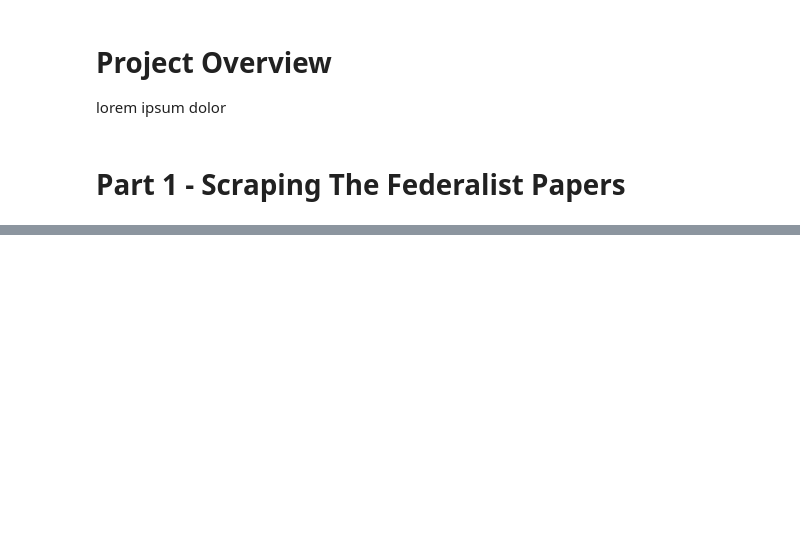
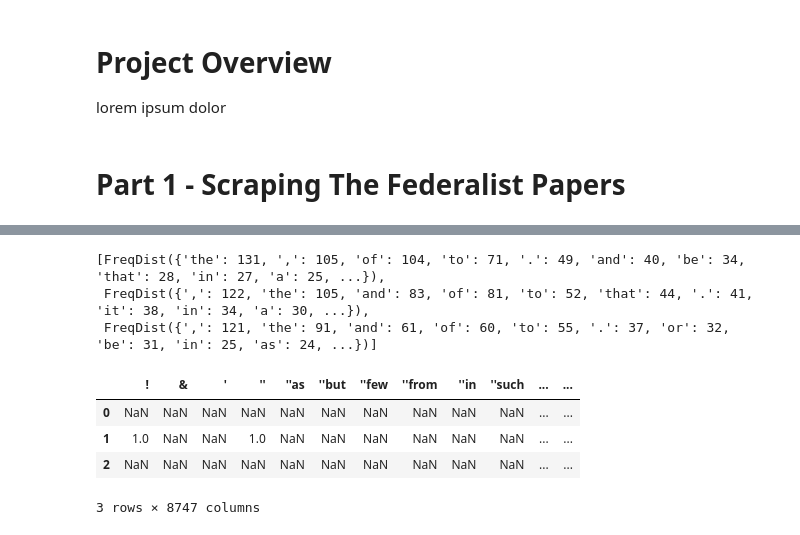
Before and after one commit to sdsawtelle/yale-som-python-workshop, a Jupyter notebook: notebooks/Federalist_Papers_Data_Project.ipynb, the cells around one changed output, grey strips where cells are left out. Saved outputs shown, nothing was run; the diff lists cells and outputs as text; code cells hidden in the pictures; blank space fills up the shorter version.

```diff
--- a/notebooks/Federalist_Papers_Data_Project.ipynb
+++ b/notebooks/Federalist_Papers_Data_Project.ipynb
@@ -97,25 +52,18 @@ len(author)
 # %%
-# each author will have all his papers merged into a single string
+# Each author will have all his papers merged into a single string
 hamilton = ""
 madison = ""
 jay = ""
 
-docnames = [datapath / f for f in os.listdir(datapath) if f[-4:]==".txt"]
-docnames.sort()
-
 N = len(docnames)
 for i in range(N):
     with open(docnames[i], 'r') as f:
-        if author[i] == "Hamilton":
+        if author_list[i] == "Hamilton":
             hamilton += f.read() + " "
-        elif author[i] == "Madison":
+        elif author_list[i] == "Madison":
             madison += f.read() + " "
-        elif author[i] == "Jay":
+        elif author_list[i] == "Jay":
             jay += f.read() + " "
         else:
             # discard papers with mixed authorship e.g. "Hamilton and Madison"
             pass
-
-len(hamilton)
-len(madison)
-len(jay)
@@ -187,0 +102,20 @@ with open("../tokens.csv", "w") as f:
+# %%
+# We now have a list where each element is a word count vector for a single document
+tables[:3]
+# %% [output]
+[FreqDist({'the': 131, ',': 105, 'of': 104, 'to': 71, '.': 49, 'and': 40, 'be': 34, 'that': 28, 'in': 27, 'a': 25, ...}),
+ FreqDist({',': 122, 'the': 105, 'and': 83, 'of': 81, 'to': 52, 'that': 44, '.': 41, 'it': 38, 'in': 34, 'a': 30, ...}),
+ FreqDist({',': 121, 'the': 91, 'and': 61, 'of': 60, 'to': 55, '.': 37, 'or': 32, 'be': 31, 'in': 25, 'as': 24, ...})]
+# %%
+# Cast the list of word count vectors into a dataframe
+# Each row is a single document
+# The columns will be the complete word set across all the docs
+# (and we will get NaN for any word that was not present in a particular document)
+df = pd.DataFrame(tables)
+df.head(3)
+# %% [output]
+|  | ! | & | ' | '' | ''as | ''but | ''few | ''from | ''in | ''such | ... | ... |
+| 0 | NaN | NaN | NaN | NaN | NaN | NaN | NaN | NaN | NaN | NaN | ... | ... |
+| 1 | 1.0 | NaN | NaN | 1.0 | NaN | NaN | NaN | NaN | NaN | NaN | ... | ... |
+| 2 | NaN | NaN | NaN | NaN | NaN | NaN | NaN | NaN | NaN | NaN | ... | ... |
+3 rows × 8747 columns
```
Also changed, not shown: parts of 44 cells of this notebook, 5 other files.
